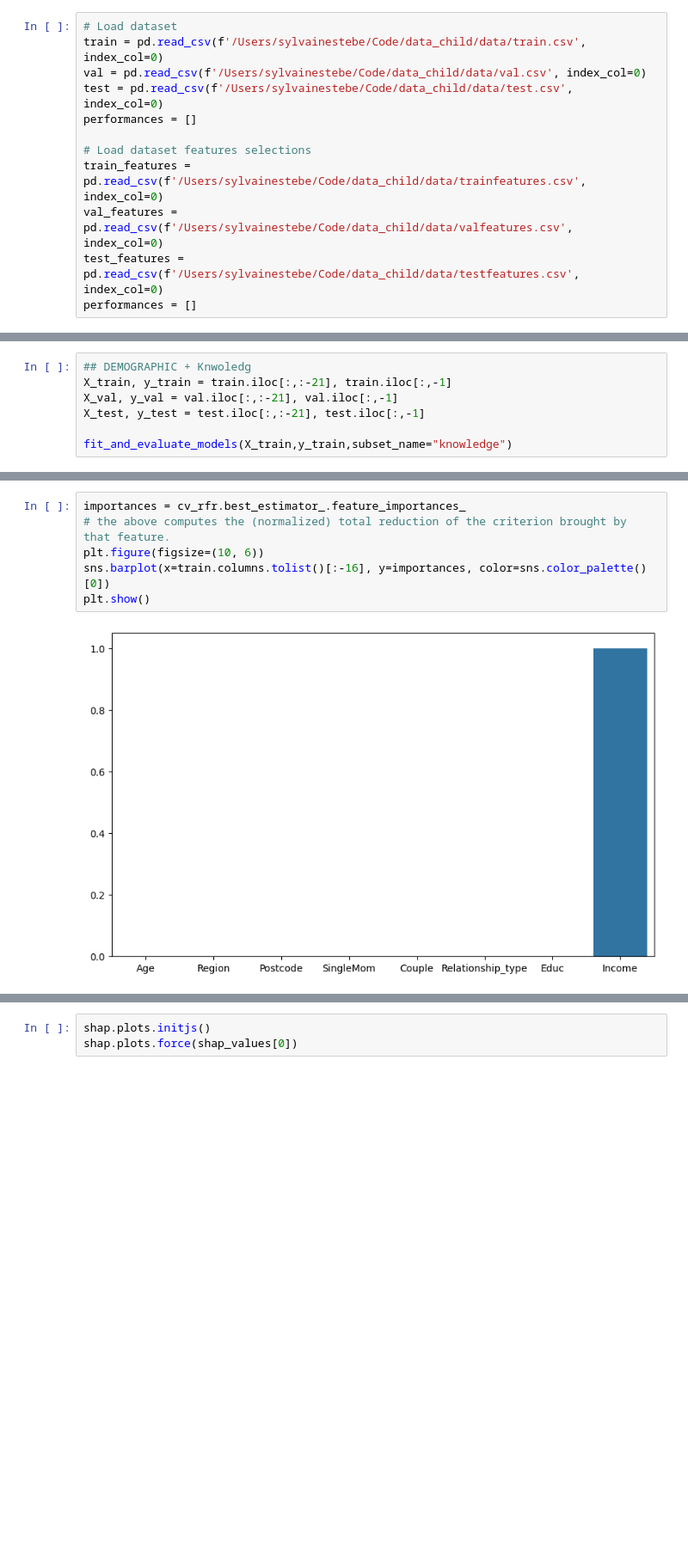
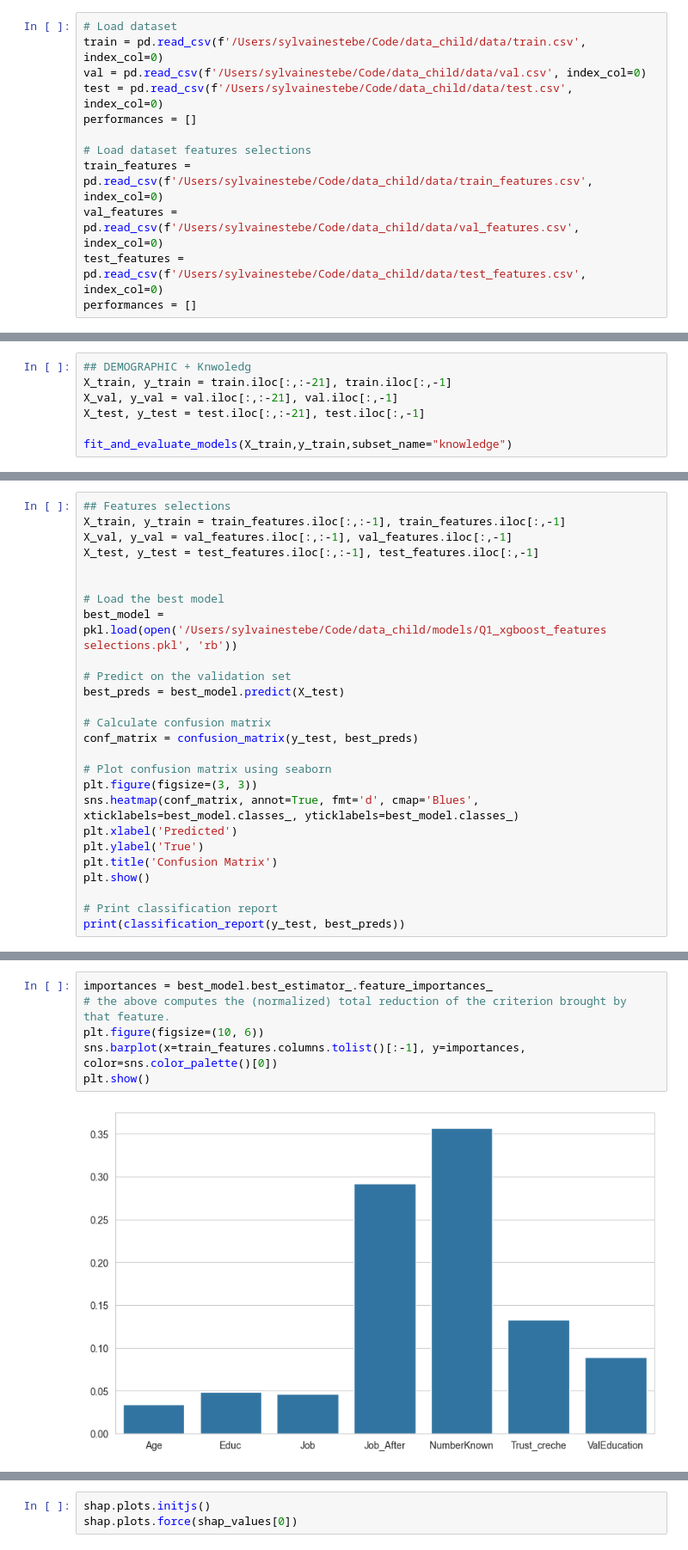
Before and after one commit to SylvainEstebe/predict_intention_action_gap, a Jupyter notebook: src/question_1_best.ipynb, the cells around one changed output, grey strips where cells are left out. Shown at 86% size. Saved outputs shown, nothing was run; the diff lists cells and outputs as text; blank space fills up the shorter version.

```diff
--- a/src/question_1_best.ipynb
+++ b/src/question_1_best.ipynb
@@ -826,9 +773,9 @@ test = pd.read_csv(f'/Users/sylvainestebe/Code/data_child/data/test.csv', index_
 performances = []
 
 # Load dataset features selections
-train_features = pd.read_csv(f'/Users/sylvainestebe/Code/data_child/data/trainfeatures.csv', index_col=0)
-val_features = pd.read_csv(f'/Users/sylvainestebe/Code/data_child/data/valfeatures.csv', index_col=0)
-test_features = pd.read_csv(f'/Users/sylvainestebe/Code/data_child/data/testfeatures.csv', index_col=0)
+train_features = pd.read_csv(f'/Users/sylvainestebe/Code/data_child/data/train_features.csv', index_col=0)
+val_features = pd.read_csv(f'/Users/sylvainestebe/Code/data_child/data/val_features.csv', index_col=0)
+test_features = pd.read_csv(f'/Users/sylvainestebe/Code/data_child/data/test_features.csv', index_col=0)
 performances = []
 # %%
 ## Features selections
@@ -921,0 +888,26 @@ plt.show()
+# %%
+## Features selections
+X_train, y_train = train_features.iloc[:,:-1], train_features.iloc[:,-1]
+X_val, y_val = val_features.iloc[:,:-1], val_features.iloc[:,-1]
+X_test, y_test = test_features.iloc[:,:-1], test_features.iloc[:,-1]
+
+
+# Load the best model
+best_model = pkl.load(open('/Users/sylvainestebe/Code/data_child/models/Q1_xgboost_features selections.pkl', 'rb'))
+
+# Predict on the validation set
+best_preds = best_model.predict(X_test)
+
+# Calculate confusion matrix
+conf_matrix = confusion_matrix(y_test, best_preds)
+
+# Plot confusion matrix using seaborn
+plt.figure(figsize=(3, 3))
+sns.heatmap(conf_matrix, annot=True, fmt='d', cmap='Blues', xticklabels=best_model.classes_, yticklabels=best_model.classes_)
+plt.xlabel('Predicted')
+plt.ylabel('True')
+plt.title('Confusion Matrix')
+plt.show()
+
+# Print classification report
+print(classification_report(y_test, best_preds))
@@ -922,8 +951,8 @@ plt.show()
 # %%
-importances = cv_rfr.best_estimator_.feature_importances_
+importances = best_model.best_estimator_.feature_importances_
 # the above computes the (normalized) total reduction of the criterion brought by that feature.
 plt.figure(figsize=(10, 6))
-sns.barplot(x=train.columns.tolist()[:-16], y=importances, color=sns.color_palette()[0])
+sns.barplot(x=train_features.columns.tolist()[:-1], y=importances, color=sns.color_palette()[0])
 plt.show()
 # %% [output]
-[figure, old version]
+[figure, new version]
```
Also changed, not shown: parts of 52 cells of this notebook.
